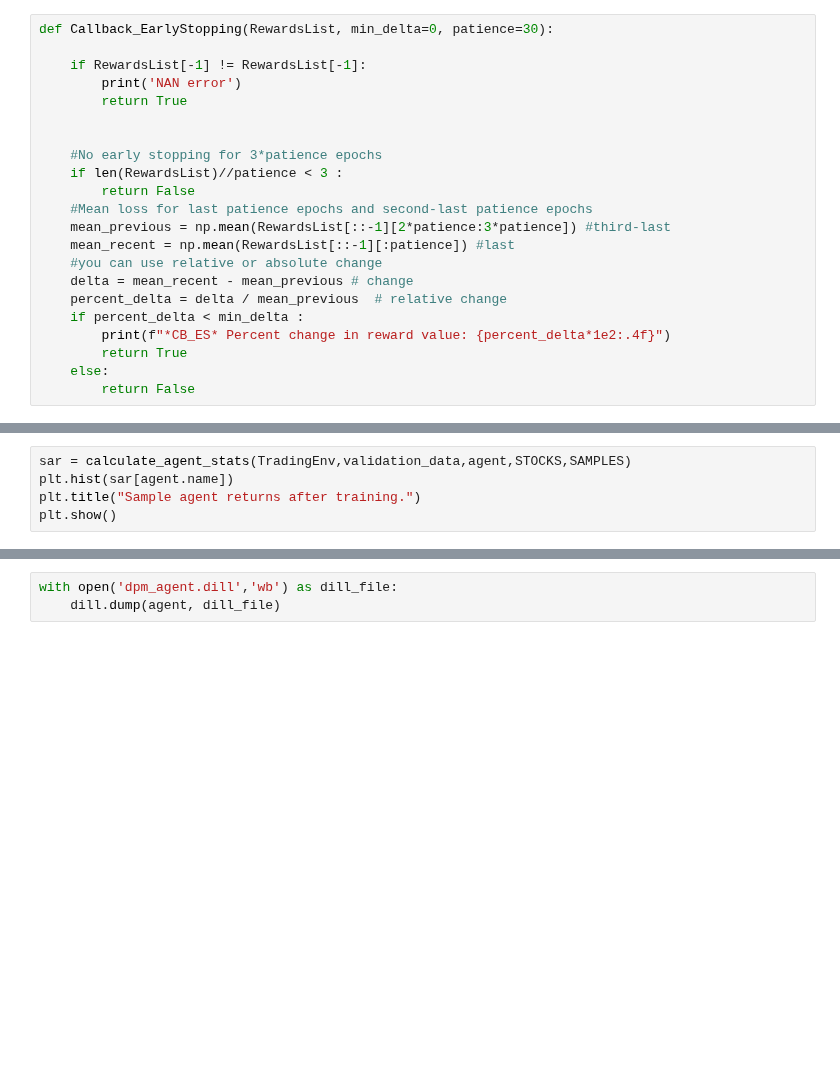
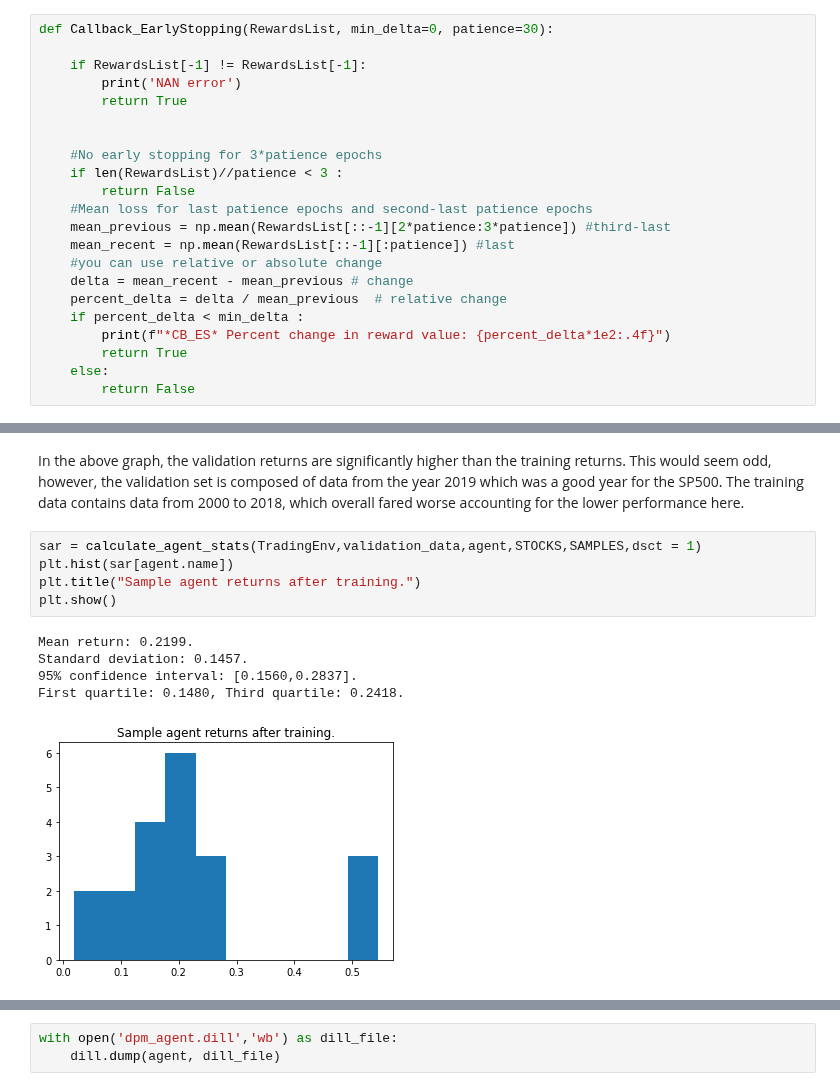
Before and after one commit to rajindermavi/portfolio_management, a Jupyter notebook: portfolio_management/dpm_agent_training.ipynb, the cells around one changed output, grey strips where cells are left out. Cells and saved outputs as stored; diff of their text form; blank space fills up the shorter version.

```diff
--- a/portfolio_management/dpm_agent_training.ipynb
+++ b/portfolio_management/dpm_agent_training.ipynb
@@ -265,8 +285,16 @@ plt.show()
+# %% [markdown]
+In the above graph, the validation returns are significantly higher than the training returns. This would seem odd, however, the validation set is composed of data from the year 2019 which was a good year for the SP500. The training data contains data from 2000 to 2018, which overall fared worse accounting for the lower performance here.
 # %%
-sar = calculate_agent_stats(TradingEnv,validation_data,agent,STOCKS,SAMPLES)
+sar = calculate_agent_stats(TradingEnv,validation_data,agent,STOCKS,SAMPLES,dsct = 1)
 plt.hist(sar[agent.name])
 plt.title("Sample agent returns after training.")
 plt.show()
+# %% [output]
+Mean return: 0.2199.
+Standard deviation: 0.1457.
+95% confidence interval: [0.1560,0.2837].
+First quartile: 0.1480, Third quartile: 0.2418.
+[figure, added]
 # %%
 # Simulate trained agent to view behavior after training
 loss = agent_loss(validation_env,agent)
```
Also changed, not shown: parts of 17 cells of this notebook, 7 other files.
